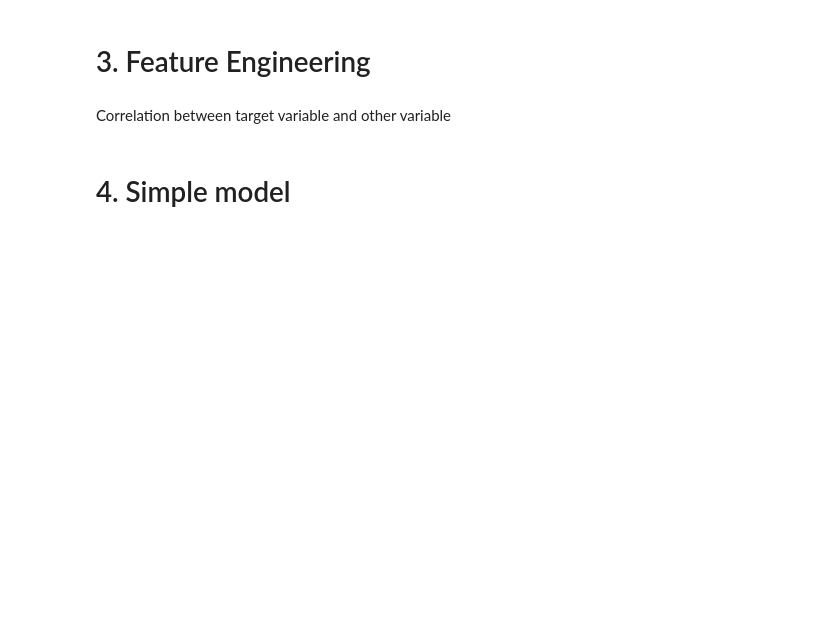
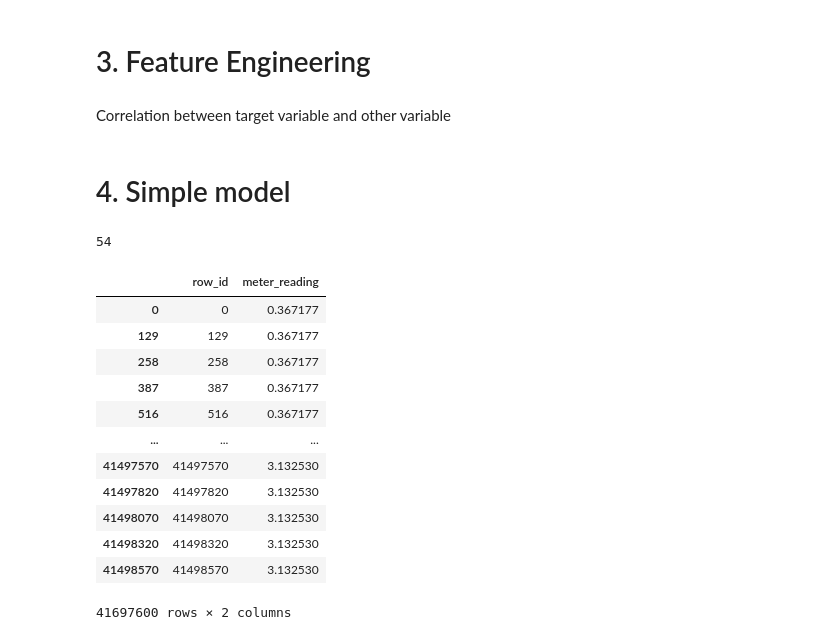
Before and after one commit to DataCampM2DSSAF/ASHRAE_Giang_Tung_Cedric_Traore, a Jupyter notebook: Code/ashrae-v2.ipynb, the cells around one changed output. Cells and saved outputs as stored; diff of their text form; code cells hidden in the pictures; blank space fills up the shorter version.

```diff
--- a/Code/ashrae-v2.ipynb
+++ b/Code/ashrae-v2.ipynb
@@ -340,0 +349,11 @@ gc.collect()
+# %%
+#train_data
+train_merge = train_merge.sort_values(by=['building_id', 'timestamp'])
+train_merge.fillna(method = 'ffill', inplace=True)
+
+#test data
+test_merge = test_merge.sort_values(by=['building_id', 'timestamp'])
+test_merge.fillna(method = 'ffill', inplace=True)
+# %%
+train_merge = reduce_mem_usage(train_merge)
+test_merge = reduce_mem_usage(test_merge)
@@ -448,3 +468,8 @@ x_test = x_test.drop('row_id', axis = 1)
 # %%
 tree_model = DecisionTreeRegressor(min_samples_split = 200, min_samples_leaf = 100)
 tree_model = tree_model.fit(x_train, y_train)
+# %%
+del x_train
+gc.collect()
+# %% [output]
+54
@@ -451,6 +479,27 @@ tree_model = tree_model.fit(x_train, y_train)
+# %%
+y_pred = []
+for i in range(10):
+    y_pred = np.append(y_pred, tree_model.predict(x_test[(i*4000000):((i+1)*4000000)]))
+y_pred = np.append(y_pred, tree_model.predict(x_test[40000000:]))
 # %%
-y_pred = np.exp(tree_model.predict(x_test))-1
+y_pred = np.expm1(y_pred)
 y_pred[x_test.meter==0] = y_pred[x_test.meter==0] / 0.2931
 # %%
 my_submission = pd.DataFrame({'row_id': test_merge.row_id, 'meter_reading': y_pred})
 my_submission.to_csv('first_submission.csv', index=False, compression='gzip')
+# %%
+my_submission
+# %% [output]
+|  | row_id | meter_reading |
+| 0 | 0 | 0.367177 |
+| 129 | 129 | 0.367177 |
+| 258 | 258 | 0.367177 |
+| 387 | 387 | 0.367177 |
+| 516 | 516 | 0.367177 |
+| ... | ... | ... |
+| 41497570 | 41497570 | 3.132530 |
+| 41497820 | 41497820 | 3.132530 |
+| 41498070 | 41498070 | 3.132530 |
+| 41498320 | 41498320 | 3.132530 |
+| 41498570 | 41498570 | 3.132530 |
+41697600 rows × 2 columns
```
Also changed, not shown: parts of 23 cells of this notebook, 2 other files.
